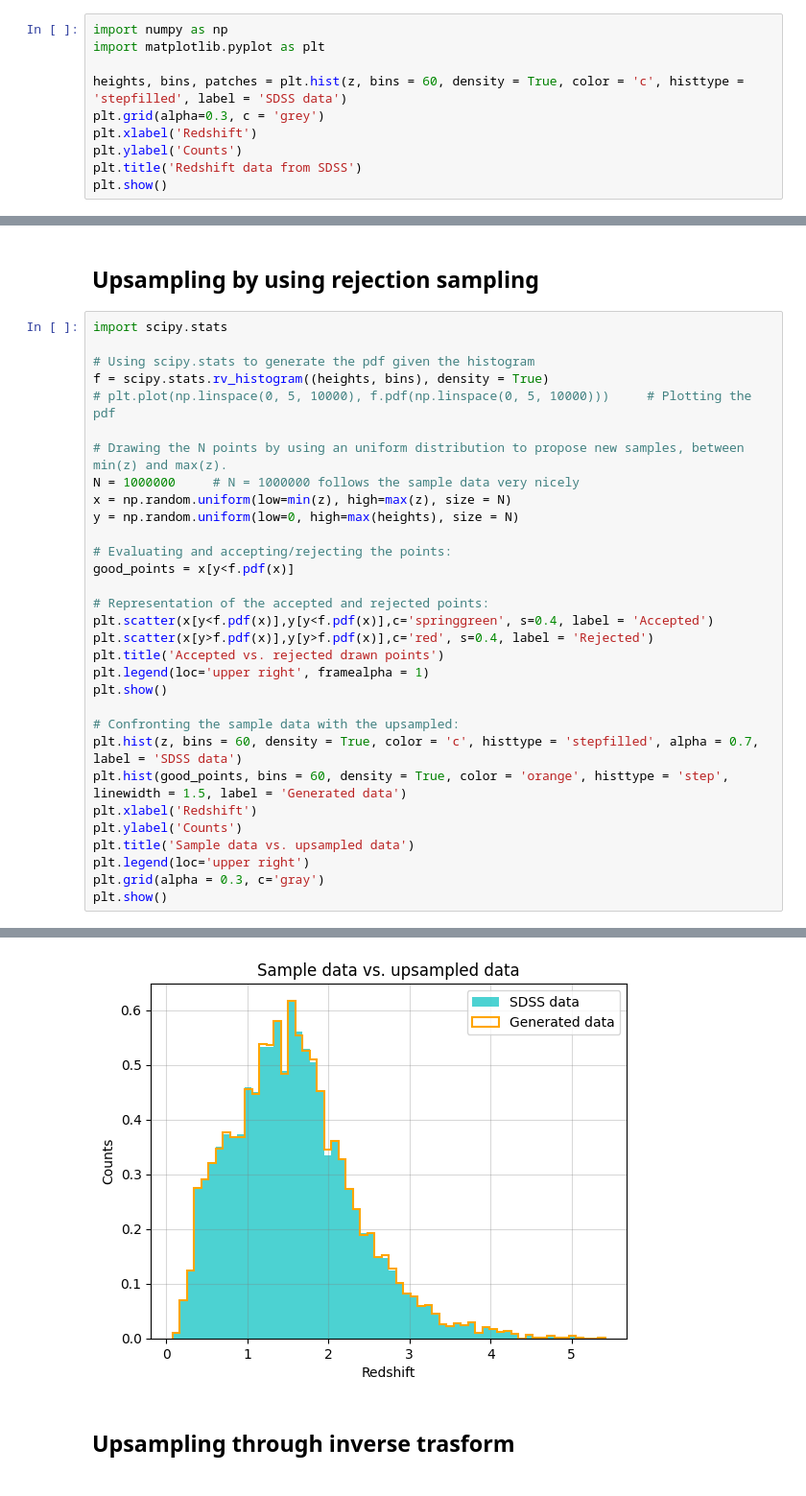
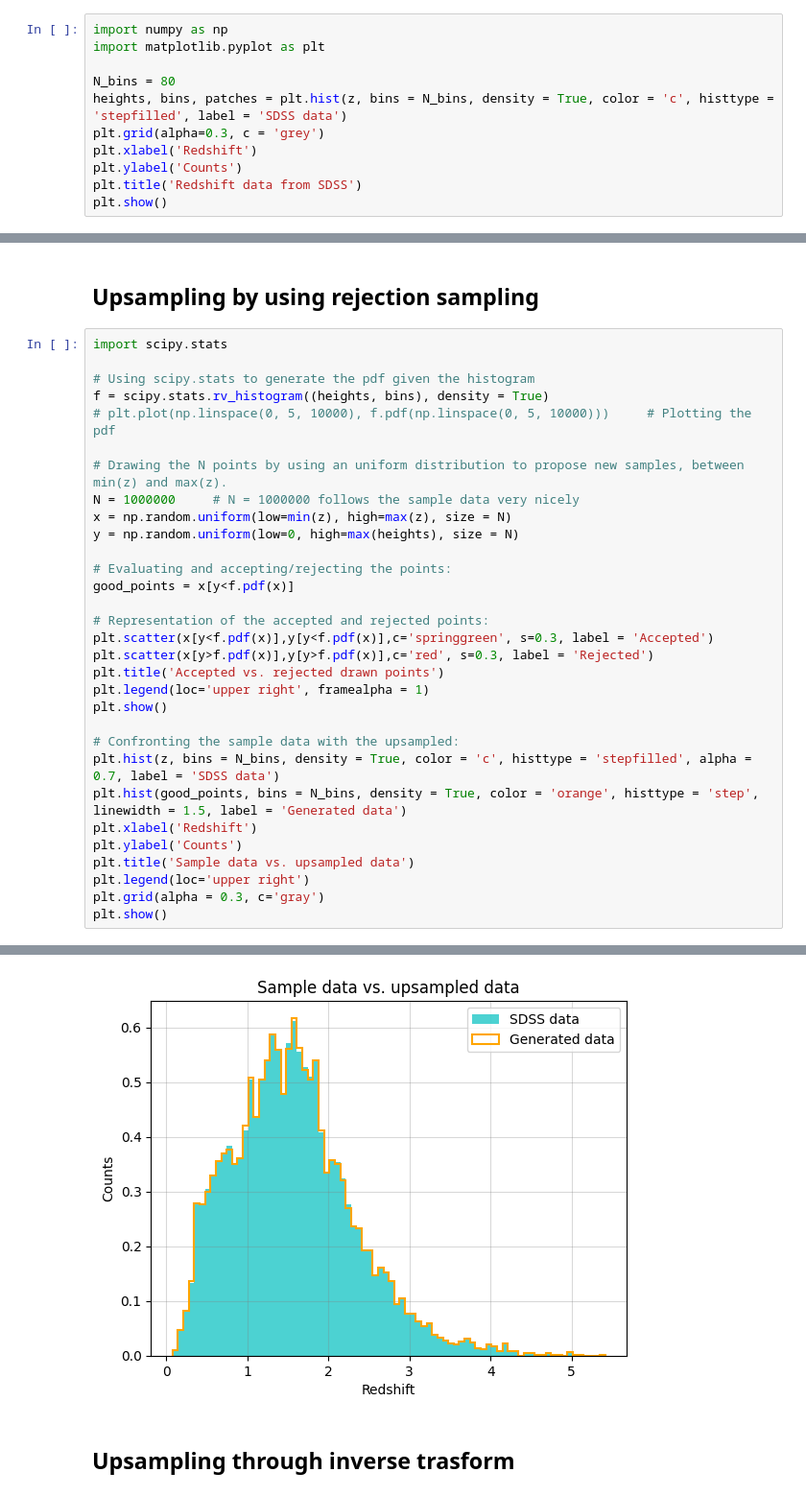
Before and after one commit to Alice-Palladino/astrostatistics_bicocca_2024, a Jupyter notebook: working/L04 - cloning quasars.ipynb, the cells around one changed output, grey strips where cells are left out. Shown at 96% size. Saved outputs shown, nothing was run; the diff lists cells and outputs as text.

```diff
--- a/working/L04 - cloning quasars.ipynb
+++ b/working/L04 - cloning quasars.ipynb
@@ -26,7 +26,8 @@ z = data['redshift']
 import numpy as np
 import matplotlib.pyplot as plt
 
-heights, bins, patches = plt.hist(z, bins = 60, density = True, color = 'c', histtype = 'stepfilled', label = 'SDSS data')
+N_bins = 80
+heights, bins, patches = plt.hist(z, bins = N_bins, density = True, color = 'c', histtype = 'stepfilled', label = 'SDSS data')
 plt.grid(alpha=0.3, c = 'grey')
 plt.xlabel('Redshift')
 plt.ylabel('Counts')
@@ -53,15 +54,15 @@ y = np.random.uniform(low=0, high=max(heights), size = N)
 good_points = x[y<f.pdf(x)]
 
 # Representation of the accepted and rejected points:
-plt.scatter(x[y<f.pdf(x)],y[y<f.pdf(x)],c='springgreen', s=0.4, label = 'Accepted')
-plt.scatter(x[y>f.pdf(x)],y[y>f.pdf(x)],c='red', s=0.4, label = 'Rejected')
+plt.scatter(x[y<f.pdf(x)],y[y<f.pdf(x)],c='springgreen', s=0.3, label = 'Accepted')
+plt.scatter(x[y>f.pdf(x)],y[y>f.pdf(x)],c='red', s=0.3, label = 'Rejected')
 plt.title('Accepted vs. rejected drawn points')
 plt.legend(loc='upper right', framealpha = 1)
 plt.show()
 
 # Confronting the sample data with the upsampled:
-plt.hist(z, bins = 60, density = True, color = 'c', histtype = 'stepfilled', alpha = 0.7, label = 'SDSS data')
-plt.hist(good_points, bins = 60, density = True, color = 'orange', histtype = 'step', linewidth = 1.5, label = 'Generated data')
+plt.hist(z, bins = N_bins, density = True, color = 'c', histtype = 'stepfilled', alpha = 0.7, label = 'SDSS data')
+plt.hist(good_points, bins = N_bins, density = True, color = 'orange', histtype = 'step', linewidth = 1.5, label = 'Generated data')
 plt.xlabel('Redshift')
 plt.ylabel('Counts')
 plt.title('Sample data vs. upsampled data')
@@ -73,4 +74,4 @@ plt.show()
-[figure, old version]
+[figure, new version]
 # %% [markdown]
 
 ## Upsampling through inverse trasform
```
Also changed, not shown: parts of 6 cells of this notebook, 1 other file.
